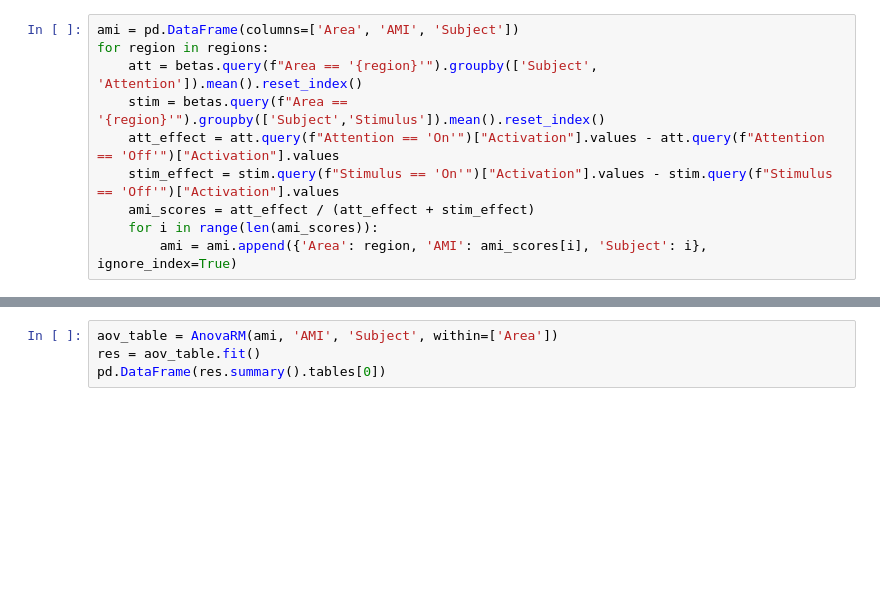
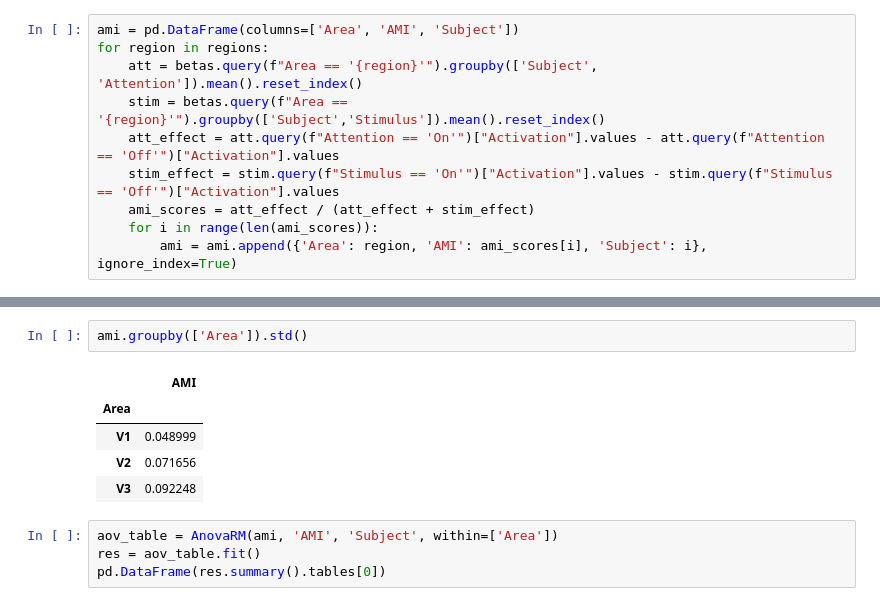
Before and after one commit to TimVanMourik/LayerAttention, a Jupyter notebook: Notebooks/RegionAnalysis.ipynb, the cells around one changed output, grey strips where cells are left out. Cells and saved outputs as stored; diff of their text form; blank space fills up the shorter version.

```diff
--- a/Notebooks/RegionAnalysis.ipynb
+++ b/Notebooks/RegionAnalysis.ipynb
@@ -195,3 +216,11 @@ for region in regions:
+# %%
+ami.groupby(['Area']).std()
+# %% [output]
+|  | AMI |
+| Area |  |
+| V1 | 0.048999 |
+| V2 | 0.071656 |
+| V3 | 0.092248 |
 # %%
 aov_table = AnovaRM(ami, 'AMI', 'Subject', within=['Area'])
 res = aov_table.fit()
```
Also changed, not shown: parts of 7 cells of this notebook.
